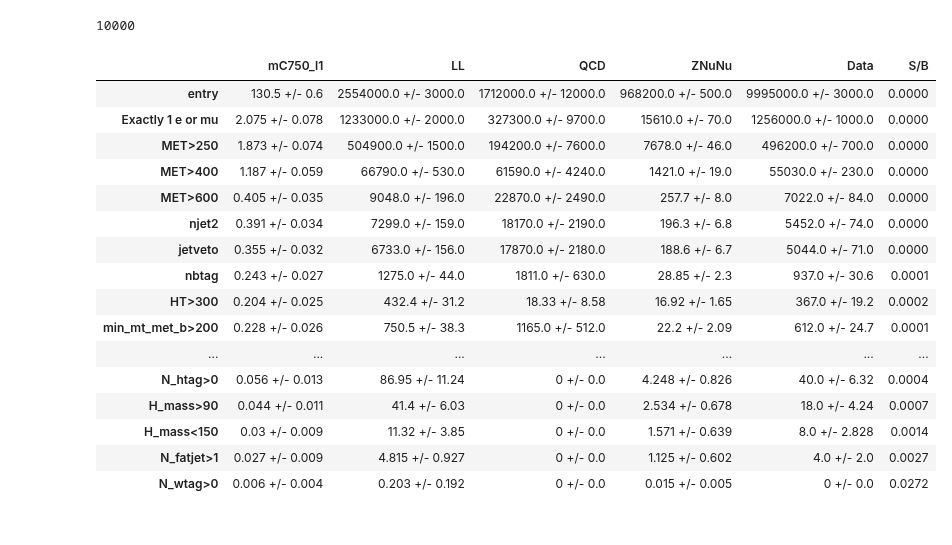
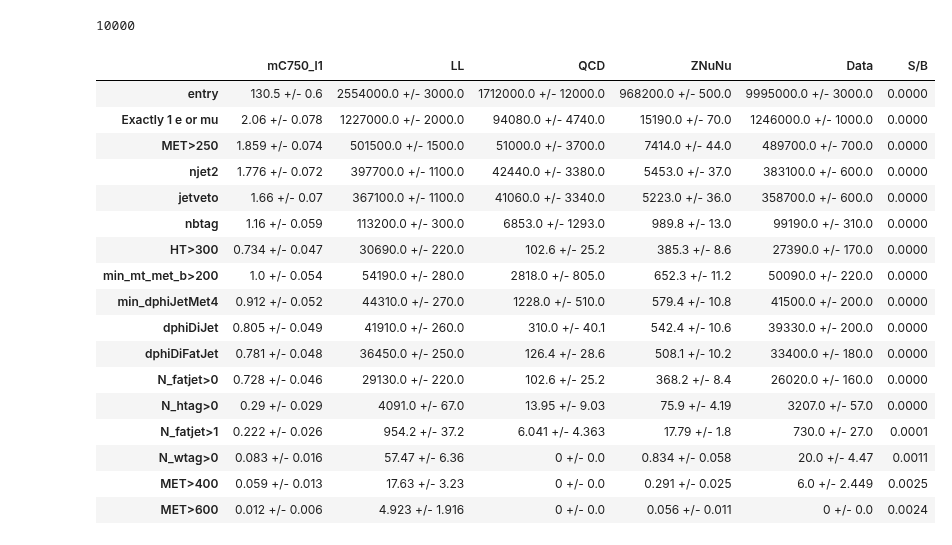
Before and after one commit to mirandabryson/tW_scattering, a Jupyter notebook: processor/oneLep_CR.ipynb, the cells around one changed output. Saved outputs shown, nothing was run; the diff lists cells and outputs as text; code cells hidden in the pictures.

```diff
--- a/processor/oneLep_CR.ipynb
+++ b/processor/oneLep_CR.ipynb
@@ -287,6 +287,25 @@ class analysisProcessor(processor.ProcessorABC):
         dijet = leadingJets.choose(2)
         dphiDiJet = np.arccos(np.cos(dijet.i0.phi-dijet.i1.phi))
 
+        #filters
+        good_vertices = df["Flag_goodVertices"]
+        tighthalo = df["Flag_globalSuperTightHalo2016Filter"]
+        noise_filter = df["Flag_HBHENoiseFilter"]
+        noise_isofilter = df["Flag_HBHENoiseIsoFilter"]
+        ecal_deadcell = df["Flag_EcalDeadCellTriggerPrimitiveFilter"]
+        bad_pfmuon = df["Flag_BadPFMuonFilter"]
+        ee_badsc = df["Flag_eeBadScFilter"]
+
+        #trigger
+        hlt_pfmet_250 = df["HLT_PFMET250_HBHECleaned"]
+        hlt_pfmet_300 = df["HLT_PFMET300_HBHECleaned"]
+        hlt_pfmet1_200 = df["HLT_PFMETTypeOne200_HBHE_BeamHaloCleaned"]
+        hlt_pfmet_mht = df["HLT_PFMET120_PFMHT120_IDTight_PFHT60"]
+        hlt_pfmetNoMu_mhtNoMu = df["HLT_PFMETNoMu120_PFMHTNoMu120_IDTight_PFHT60"]
+
+        met_fsel = (good_vertices == 1) & (tighthalo == 1) & (noise_filter == 1) & (noise_isofilter == 1) & (ecal_deadcell == 1) & (bad_pfmuon == 1) & (ee_badsc == 1)
+        met_tsel = (hlt_pfmet_250 == 1).any() | (hlt_pfmet_300 == 1).any() | (hlt_pfmet1_200 == 1).any() | (hlt_pfmet_mht == 1).any() | (hlt_pfmetNoMu_mhtNoMu == 1).any()
+
         ## define selections (maybe move to a different file at some point)
 
         output['totalEvents']['all'] += len(df['weight'])
@@ -298,13 +317,20 @@ class analysisProcessor(processor.ProcessorABC):
         lumi = 1 if dataset=='Data' else 60
         cutflow = Cutflow(output, df, lumi, processes, weight=weight)
 
+        cutflow.addRow( 'good_vertices',   (good_vertices==1) )
+        cutflow.addRow( 'tighthalo',   (tighthalo==1) )
+        cutflow.addRow( 'noise_filter',   (noise_filter==1) )
+        cutflow.addRow( 'noise_isofilter',   (noise_isofilter==1) )
+        cutflow.addRow( 'ecal_deadcell',   (ecal_deadcell==1) )
+        cutflow.addRow( 'bad_pfmuon',   (bad_pfmuon==1) )
+        cutflow.addRow( 'ee_badsc',   (ee_badsc==1) )
+
+        cutflow.addRow( 'triggers',   (met_tsel) )
 
         cutflow.addRow( 'Exactly 1 e or mu',   ((electron.counts + muon.counts)==1) )
         #cutflow.addRow( 'muon veto',   (muon.counts==0) )
         #cutflow.addRow( 'MET>250',     (met_pt>250) )
         cutflow.addRow( 'MET>250',     (met_pt>250) )
-        cutflow.addRow( 'MET>400',     (met_pt>400) )
-        cutflow.addRow( 'MET>600',     (met_pt>600) )
         cutflow.addRow( 'njet2',       (jet.counts>=2) )
         cutflow.addRow( 'jetveto',       (jet.counts<=5) )
         cutflow.addRow( 'nbtag',       (btag.counts>=1) )
@@ -321,14 +347,16 @@ class analysisProcessor(processor.ProcessorABC):
         cutflow.addRow( 'HT>300',      (ht>300) )
         cutflow.addRow( 'N_fatjet>0',      (fatjet.counts>0) )
         cutflow.addRow( 'N_htag>0',     (htag.counts>0))
-        cutflow.addRow( 'H_mass>90',     ((lead_htag.msoftdrop>90).any()))
-        cutflow.addRow( 'H_mass<150',     ((lead_htag.msoftdrop<150).any()))
+        #cutflow.addRow( 'H_mass>90',     ((lead_htag.msoftdrop>90).any()))
+        #cutflow.addRow( 'H_mass<150',     ((lead_htag.msoftdrop<150).any()))
         cutflow.addRow( 'N_fatjet>1',      (fatjet.counts>1) )
         cutflow.addRow( 'N_wtag>0',     (wtag.counts>0))
 
         event_selection = copy.deepcopy(cutflow.selection)
 
         #cutflow.addRow( 'N_htag>0 hard',     (htag_hard.counts>0))
+        cutflow.addRow( 'MET>400',     (met_pt>400) )
+        cutflow.addRow( 'MET>600',     (met_pt>600) )
 
         # signal enriched selection of events
         signal_selection = cutflow.selection
@@ -487,31 +515,32 @@ else:
 # %%
 # Cutflow
 from Tools.helpers import getCutFlowTable
 
 #processes = ['mC750_l1', 'WJets', 'QCD', 'TTJets', 'ZNuNu', 'ST', 'ttW/ttZ', 'WW/WZ/ZZ']
 processes = ['mC750_l1', 'LL', 'QCD', 'ZNuNu','Data']
 lines     = ['entry']
-lines    += ['Exactly 1 e or mu', 'MET>250', 'MET>400', 'MET>600', 'njet2', 'jetveto', 'nbtag',  'HT>300', 'min_mt_met_b>200', 'min_dphiJetMet4', 'dphiDiJet', 'dphiDiFatJet', 'N_fatjet>0', 'N_htag>0',  'H_mass>90', 'H_mass<150', 'N_fatjet>1', 'N_wtag>0']
+lines    += ['Exactly 1 e or mu', 'MET>250', 'njet2', 'jetveto', 'nbtag',  'HT>300', 'min_mt_met_b>200', 'min_dphiJetMet4', 'dphiDiJet', 'dphiDiFatJet', 'N_fatjet>0', 'N_htag>0', 'N_fatjet>1', 'N_wtag>0', 'MET>400', 'MET>600']#  'H_mass>90', 'H_mass<150',
 df        = getCutFlowTable(output, processes=processes, lines=lines, significantFigures=4, signal='mC750_l1')
 df
 # %% [output]
 |  | mC750_l1 | LL | QCD | ZNuNu | Data | S/B |
 | entry | 130.5 +/- 0.6 | 2554000.0 +/- 3000.0 | 1712000.0 +/- 12000.0 | 968200.0 +/- 500.0 | 9995000.0 +/- 3000.0 | 0.0000 |
-| Exactly 1 e or mu | 2.075 +/- 0.078 | 1233000.0 +/- 2000.0 | 327300.0 +/- 9700.0 | 15610.0 +/- 70.0 | 1256000.0 +/- 1000.0 | 0.0000 |
-| MET>250 | 1.873 +/- 0.074 | 504900.0 +/- 1500.0 | 194200.0 +/- 7600.0 | 7678.0 +/- 46.0 | 496200.0 +/- 700.0 | 0.0000 |
-| MET>400 | 1.187 +/- 0.059 | 66790.0 +/- 530.0 | 61590.0 +/- 4240.0 | 1421.0 +/- 19.0 | 55030.0 +/- 230.0 | 0.0000 |
-| MET>600 | 0.405 +/- 0.035 | 9048.0 +/- 196.0 | 22870.0 +/- 2490.0 | 257.7 +/- 8.0 | 7022.0 +/- 84.0 | 0.0000 |
-| njet2 | 0.391 +/- 0.034 | 7299.0 +/- 159.0 | 18170.0 +/- 2190.0 | 196.3 +/- 6.8 | 5452.0 +/- 74.0 | 0.0000 |
-| jetveto | 0.355 +/- 0.032 | 6733.0 +/- 156.0 | 17870.0 +/- 2180.0 | 188.6 +/- 6.7 | 5044.0 +/- 71.0 | 0.0000 |
-| nbtag | 0.243 +/- 0.027 | 1275.0 +/- 44.0 | 1811.0 +/- 630.0 | 28.85 +/- 2.3 | 937.0 +/- 30.6 | 0.0001 |
-| HT>300 | 0.204 +/- 0.025 | 432.4 +/- 31.2 | 18.33 +/- 8.58 | 16.92 +/- 1.65 | 367.0 +/- 19.2 | 0.0002 |
-| min_mt_met_b>200 | 0.228 +/- 0.026 | 750.5 +/- 38.3 | 1165.0 +/- 512.0 | 22.2 +/- 2.09 | 612.0 +/- 24.7 | 0.0001 |
-| ... | ... | ... | ... | ... | ... | ... |
-| N_htag>0 | 0.056 +/- 0.013 | 86.95 +/- 11.24 | 0 +/- 0.0 | 4.248 +/- 0.826 | 40.0 +/- 6.32 | 0.0004 |
-| H_mass>90 | 0.044 +/- 0.011 | 41.4 +/- 6.03 | 0 +/- 0.0 | 2.534 +/- 0.678 | 18.0 +/- 4.24 | 0.0007 |
-| H_mass<150 | 0.03 +/- 0.009 | 11.32 +/- 3.85 | 0 +/- 0.0 | 1.571 +/- 0.639 | 8.0 +/- 2.828 | 0.0014 |
-| N_fatjet>1 | 0.027 +/- 0.009 | 4.815 +/- 0.927 | 0 +/- 0.0 | 1.125 +/- 0.602 | 4.0 +/- 2.0 | 0.0027 |
-| N_wtag>0 | 0.006 +/- 0.004 | 0.203 +/- 0.192 | 0 +/- 0.0 | 0.015 +/- 0.005 | 0 +/- 0.0 | 0.0272 |
+| Exactly 1 e or mu | 2.06 +/- 0.078 | 1227000.0 +/- 2000.0 | 94080.0 +/- 4740.0 | 15190.0 +/- 70.0 | 1246000.0 +/- 1000.0 | 0.0000 |
+| MET>250 | 1.859 +/- 0.074 | 501500.0 +/- 1500.0 | 51000.0 +/- 3700.0 | 7414.0 +/- 44.0 | 489700.0 +/- 700.0 | 0.0000 |
+| njet2 | 1.776 +/- 0.072 | 397700.0 +/- 1100.0 | 42440.0 +/- 3380.0 | 5453.0 +/- 37.0 | 383100.0 +/- 600.0 | 0.0000 |
+| jetveto | 1.66 +/- 0.07 | 367100.0 +/- 1100.0 | 41060.0 +/- 3340.0 | 5223.0 +/- 36.0 | 358700.0 +/- 600.0 | 0.0000 |
+| nbtag | 1.16 +/- 0.059 | 113200.0 +/- 300.0 | 6853.0 +/- 1293.0 | 989.8 +/- 13.0 | 99190.0 +/- 310.0 | 0.0000 |
+| HT>300 | 0.734 +/- 0.047 | 30690.0 +/- 220.0 | 102.6 +/- 25.2 | 385.3 +/- 8.6 | 27390.0 +/- 170.0 | 0.0000 |
+| min_mt_met_b>200 | 1.0 +/- 0.054 | 54190.0 +/- 280.0 | 2818.0 +/- 805.0 | 652.3 +/- 11.2 | 50090.0 +/- 220.0 | 0.0000 |
+| min_dphiJetMet4 | 0.912 +/- 0.052 | 44310.0 +/- 270.0 | 1228.0 +/- 510.0 | 579.4 +/- 10.8 | 41500.0 +/- 200.0 | 0.0000 |
+| dphiDiJet | 0.805 +/- 0.049 | 41910.0 +/- 260.0 | 310.0 +/- 40.1 | 542.4 +/- 10.6 | 39330.0 +/- 200.0 | 0.0000 |
+| dphiDiFatJet | 0.781 +/- 0.048 | 36450.0 +/- 250.0 | 126.4 +/- 28.6 | 508.1 +/- 10.2 | 33400.0 +/- 180.0 | 0.0000 |
+| N_fatjet>0 | 0.728 +/- 0.046 | 29130.0 +/- 220.0 | 102.6 +/- 25.2 | 368.2 +/- 8.4 | 26020.0 +/- 160.0 | 0.0000 |
+| N_htag>0 | 0.29 +/- 0.029 | 4091.0 +/- 67.0 | 13.95 +/- 9.03 | 75.9 +/- 4.19 | 3207.0 +/- 57.0 | 0.0000 |
+| N_fatjet>1 | 0.222 +/- 0.026 | 954.2 +/- 37.2 | 6.041 +/- 4.363 | 17.79 +/- 1.8 | 730.0 +/- 27.0 | 0.0001 |
+| N_wtag>0 | 0.083 +/- 0.016 | 57.47 +/- 6.36 | 0 +/- 0.0 | 0.834 +/- 0.058 | 20.0 +/- 4.47 | 0.0011 |
+| MET>400 | 0.059 +/- 0.013 | 17.63 +/- 3.23 | 0 +/- 0.0 | 0.291 +/- 0.025 | 6.0 +/- 2.449 | 0.0025 |
+| MET>600 | 0.012 +/- 0.006 | 4.923 +/- 1.916 | 0 +/- 0.0 | 0.056 +/- 0.011 | 0 +/- 0.0 | 0.0024 |
 # %%
 # Efficiencies
 df = getCutFlowTable(output, processes=processes, lines=lines, significantFigures=3, absolute=False)
```
Also changed, not shown: parts of 1 cell of this notebook, 2 other files.
